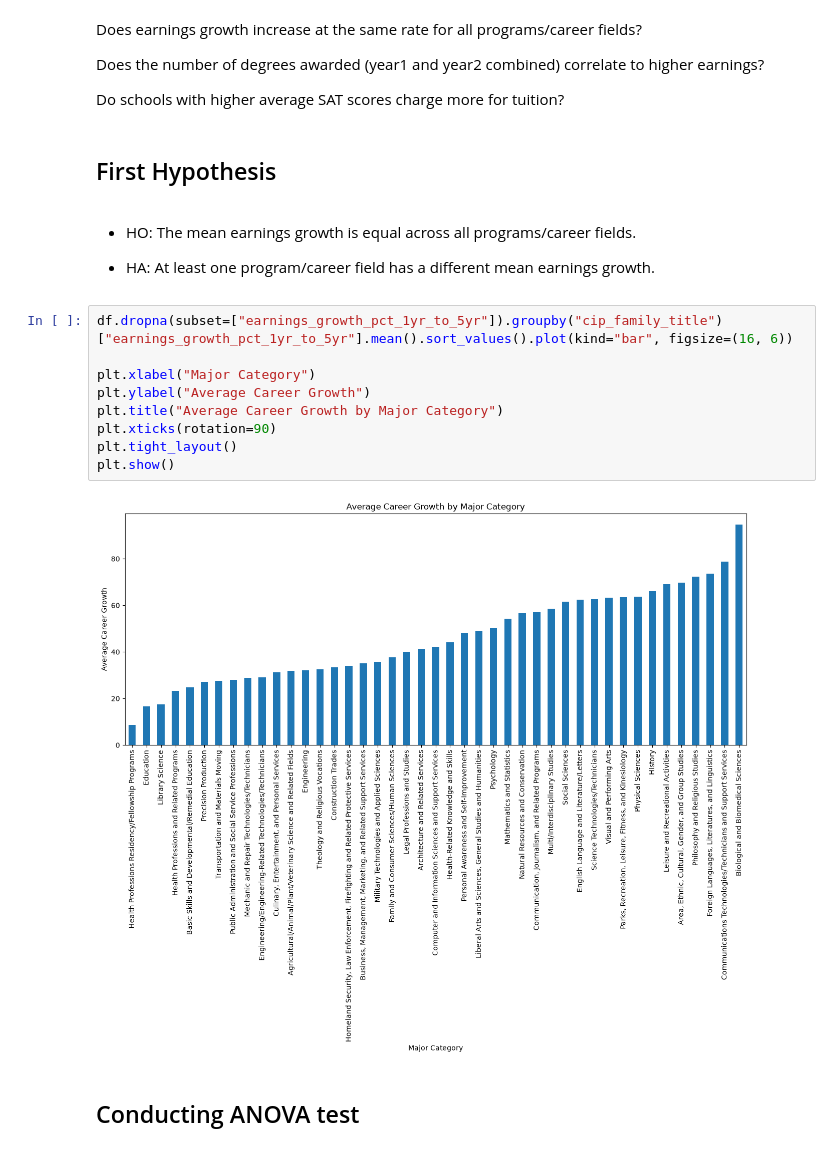
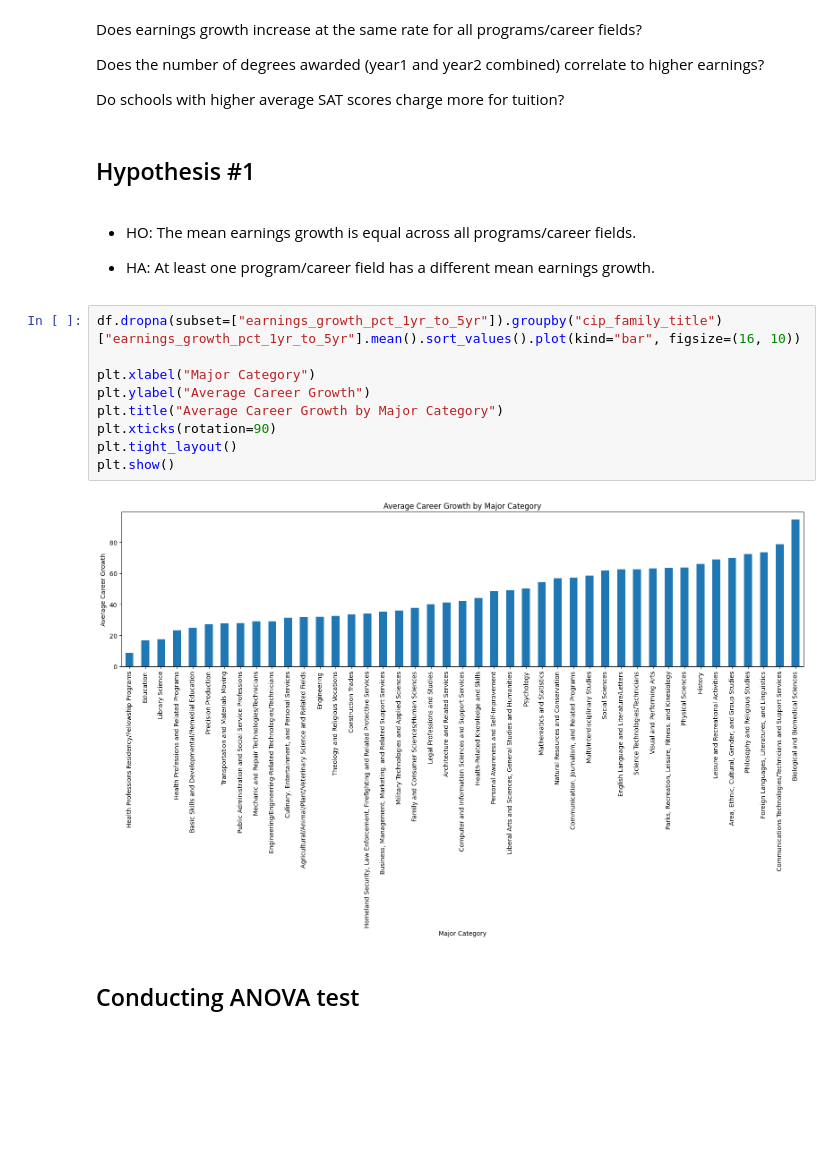
Before and after one commit to brimullinix/CMSC320_project, a Jupyter notebook: Checkpoint_2.ipynb, the cells around one changed output. Drawn from its saved outputs; the diff is of its cells as text; blank space fills up the shorter version.

Commit message:
Minor Modifcations to figure size

```diff
--- a/Checkpoint_2.ipynb
+++ b/Checkpoint_2.ipynb
@@ -96,22 +95,22 @@ Does the number of degrees awarded (year1 and year2 combined) correlate to highe
 
 Do schools with higher average SAT scores charge more for tuition?
 # %% [markdown]
-## First Hypothesis
+## Hypothesis #1
 # %% [markdown]
 - HO: The mean earnings growth is equal across all programs/career fields.
 
 - HA: At least one program/career field has a different mean earnings growth.
 # %%
-df.dropna(subset=["earnings_growth_pct_1yr_to_5yr"]).groupby("cip_family_title")["earnings_growth_pct_1yr_to_5yr"].mean().sort_values().plot(kind="bar", figsize=(16, 6))
+df.dropna(subset=["earnings_growth_pct_1yr_to_5yr"]).groupby("cip_family_title")["earnings_growth_pct_1yr_to_5yr"].mean().sort_values().plot(kind="bar", figsize=(16, 10))
 
 plt.xlabel("Major Category")
 plt.ylabel("Average Career Growth")
 plt.title("Average Career Growth by Major Category")
 plt.xticks(rotation=90)
 plt.tight_layout()
 plt.show()
 # %% [output]
-[figure, old version]
+[figure, new version]
 # %% [markdown]
 ## Conducting ANOVA test
 # %%
```
Also changed, not shown: parts of 11 cells of this notebook.
